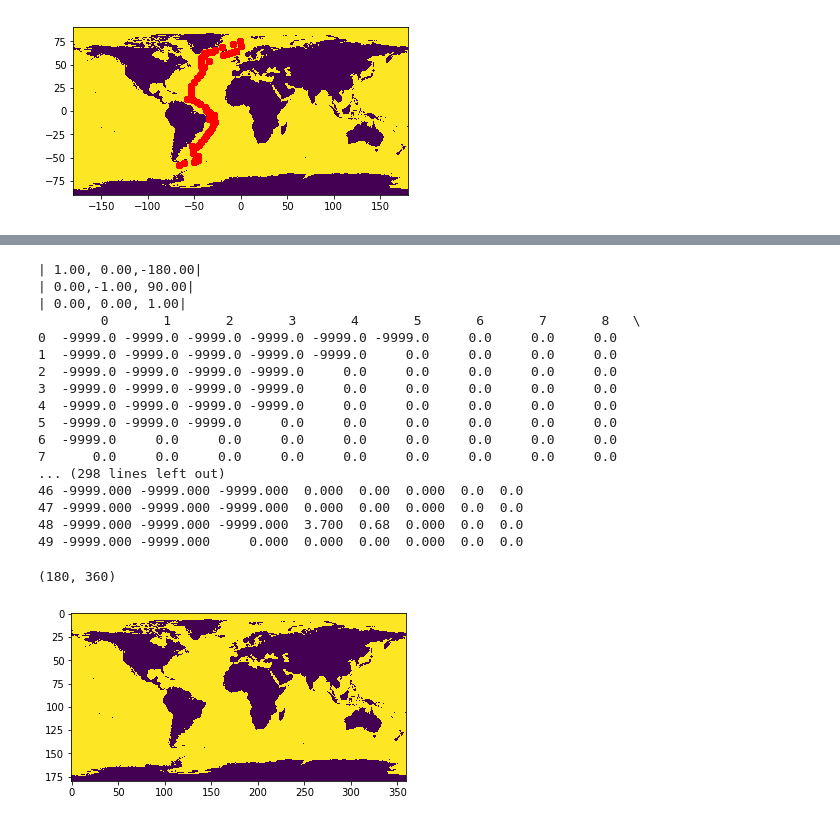
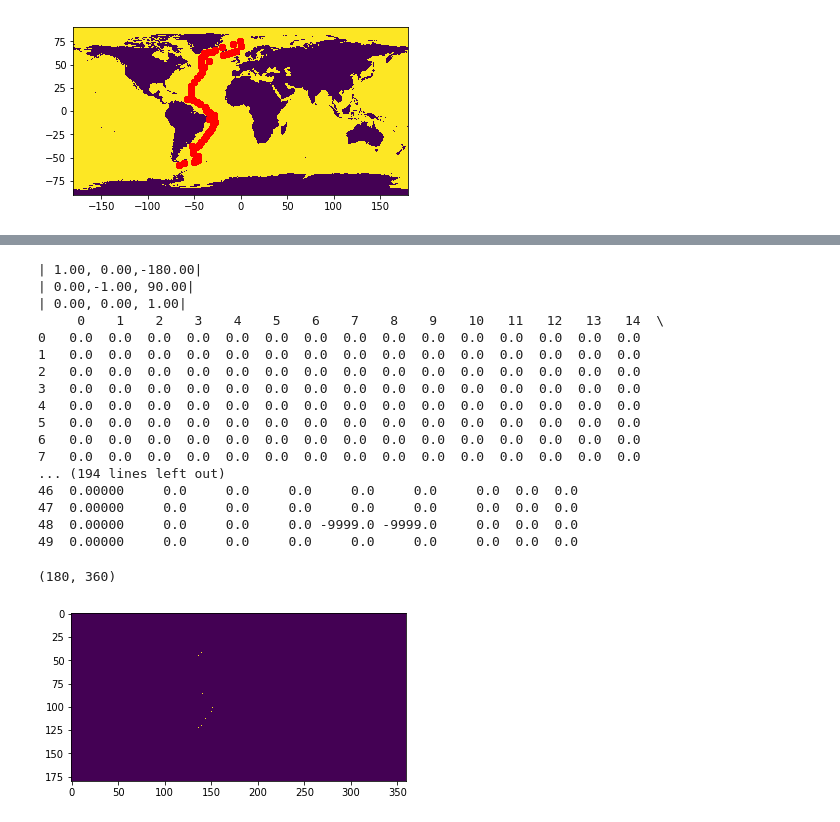
Before and after one commit to nsuberi/ResourceWatchCode, a Jupyter notebook: Notebooks for Exploring Specific Datasets/GLODAP vector to raster.ipynb, the cells around one changed output, grey strips where cells are left out. Saved outputs shown, nothing was run; the diff lists cells and outputs as text; code cells hidden in the pictures.

Commit message:
add in visualization of depth rasters

```diff
--- a/Notebooks for Exploring Specific Datasets/GLODAP vector to raster.ipynb
+++ b/Notebooks for Exploring Specific Datasets/GLODAP vector to raster.ipynb
@@ -44,7 +62,7 @@ glodap.head(10)
 Use groupby to break data apart by year
 # %%
 # Trim GLODAP data for experimentation
-glodap_trim = glodap[["year", "latitude", "longitude", "depth", "pressure", "temperature"]]
+glodap_trim = glodap[["year", "latitude", "longitude", "depth", "phts25p0"]]
 glodap_trim_grouped = glodap_trim.groupby("year")
 
 # Show number of observations per year
@@ -236,44 +260,45 @@ geodata_1972.head()
 # %%
 # Overlay GLODAP data with the raster
 
-shapes = ((geom,value) for geom, value in zip(geodata_1972["geometry"], geodata_1972["temperature"]))
+shapes_to_rasterize = ((geom,value) for geom, value in zip(geodata_1972["geometry"], geodata_1972["phts25p0"]))
 
 print(out_transform)
 
 image = rasterize(
-            shapes,
+            shapes_to_rasterize,
             out=out_image,
             out_shape=out_image.shape,
             transform=out_transform,
             all_touched=True,
             dtype=np.float32,
             default_value=10,
             fill=10)
 
 # This is working!
 print(pd.DataFrame(image[50:100, 100:150]))
+image[image==-9999] = 0
 plt.imshow(image)
 image.shape
 # %% [output]
 | 1.00, 0.00,-180.00|
 | 0.00,-1.00, 90.00|
 | 0.00, 0.00, 1.00|
-        0       1       2       3       4       5       6       7       8   \
-0  -9999.0 -9999.0 -9999.0 -9999.0 -9999.0 -9999.0     0.0     0.0     0.0
-1  -9999.0 -9999.0 -9999.0 -9999.0 -9999.0     0.0     0.0     0.0     0.0
-2  -9999.0 -9999.0 -9999.0 -9999.0     0.0     0.0     0.0     0.0     0.0
-3  -9999.0 -9999.0 -9999.0 -9999.0     0.0     0.0     0.0     0.0     0.0
-4  -9999.0 -9999.0 -9999.0 -9999.0     0.0     0.0     0.0     0.0     0.0
-5  -9999.0 -9999.0 -9999.0     0.0     0.0     0.0     0.0     0.0     0.0
-6  -9999.0     0.0     0.0     0.0     0.0     0.0     0.0     0.0     0.0
-7      0.0     0.0     0.0     0.0     0.0     0.0     0.0     0.0     0.0
-... (298 lines left out)
-46 -9999.000 -9999.000 -9999.000  0.000  0.00  0.000  0.0  0.0
-47 -9999.000 -9999.000 -9999.000  0.000  0.00  0.000  0.0  0.0
-48 -9999.000 -9999.000 -9999.000  3.700  0.68  0.000  0.0  0.0
-49 -9999.000 -9999.000     0.000  0.000  0.00  0.000  0.0  0.0
+     0    1    2    3    4    5    6    7    8    9    10   11   12   13   14  \
+0   0.0  0.0  0.0  0.0  0.0  0.0  0.0  0.0  0.0  0.0  0.0  0.0  0.0  0.0  0.0
+1   0.0  0.0  0.0  0.0  0.0  0.0  0.0  0.0  0.0  0.0  0.0  0.0  0.0  0.0  0.0
+2   0.0  0.0  0.0  0.0  0.0  0.0  0.0  0.0  0.0  0.0  0.0  0.0  0.0  0.0  0.0
+3   0.0  0.0  0.0  0.0  0.0  0.0  0.0  0.0  0.0  0.0  0.0  0.0  0.0  0.0  0.0
+4   0.0  0.0  0.0  0.0  0.0  0.0  0.0  0.0  0.0  0.0  0.0  0.0  0.0  0.0  0.0
+5   0.0  0.0  0.0  0.0  0.0  0.0  0.0  0.0  0.0  0.0  0.0  0.0  0.0  0.0  0.0
+6   0.0  0.0  0.0  0.0  0.0  0.0  0.0  0.0  0.0  0.0  0.0  0.0  0.0  0.0  0.0
+7   0.0  0.0  0.0  0.0  0.0  0.0  0.0  0.0  0.0  0.0  0.0  0.0  0.0  0.0  0.0
+... (194 lines left out)
+46  0.00000     0.0     0.0     0.0     0.0     0.0     0.0  0.0  0.0
+47  0.00000     0.0     0.0     0.0     0.0     0.0     0.0  0.0  0.0
+48  0.00000     0.0     0.0     0.0 -9999.0 -9999.0     0.0  0.0  0.0
+49  0.00000     0.0     0.0     0.0     0.0     0.0     0.0  0.0  0.0
 (180, 360)
-[figure, old version]
+[figure, new version]
 # %%
 # Calculate average value for each raster cell
 
```
Also changed, not shown: parts of 24 cells of this notebook, 1 other file.
